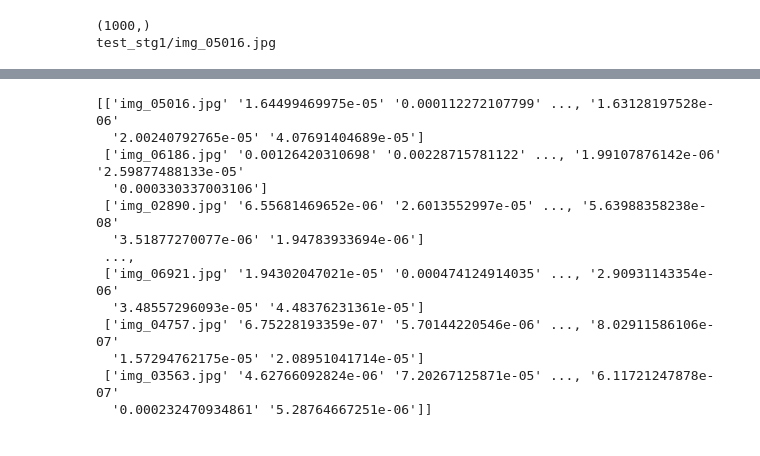
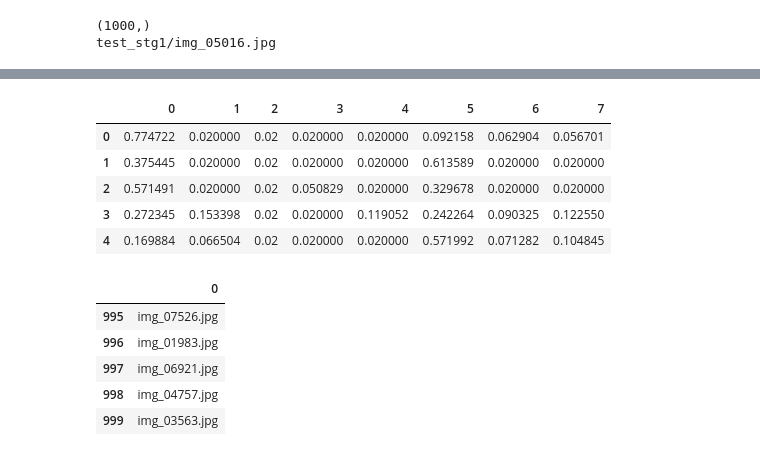
Before and after one commit to muelerma/kaggle-fisheries, a Jupyter notebook: my_test1.ipynb, the cells around one changed output, grey strips where cells are left out. Saved outputs shown, nothing was run; the diff lists cells and outputs as text; code cells hidden in the pictures.

```diff
--- a/my_test1.ipynb
+++ b/my_test1.ipynb
@@ -388,18 +384,2 @@ print(ids)
 # %%
 subm = np.column_stack([ids, test_preds])
-# %%
-print(subm)
-# %% [output]
-[['img_05016.jpg' '1.64499469975e-05' '0.000112272107799' ..., '1.63128197528e-06'
-  '2.00240792765e-05' '4.07691404689e-05']
- ['img_06186.jpg' '0.00126420310698' '0.00228715781122' ..., '1.99107876142e-06' '2.59877488133e-05'
-  '0.000330337003106']
- ['img_02890.jpg' '6.55681469652e-06' '2.6013552997e-05' ..., '5.63988358238e-08'
-  '3.51877270077e-06' '1.94783933694e-06']
- ...,
- ['img_06921.jpg' '1.94302047021e-05' '0.000474124914035' ..., '2.90931143354e-06'
-  '3.48557296093e-05' '4.48376231361e-05']
- ['img_04757.jpg' '6.75228193359e-07' '5.70144220546e-06' ..., '8.02911586106e-07'
-  '1.57294762175e-05' '2.08951041714e-05']
- ['img_03563.jpg' '4.62766092824e-06' '7.20267125871e-05' ..., '6.11721247878e-07'
-  '0.000232470934861' '5.28764667251e-06']]
@@ -405,0 +390,20 @@ print(subm)
+# %%
+test = pd.DataFrame(test_preds2_clip)
+test.head()
+# %% [output]
+|  | 0 | 1 | 2 | 3 | 4 | 5 | 6 | 7 |
+| 0 | 0.774722 | 0.020000 | 0.02 | 0.020000 | 0.020000 | 0.092158 | 0.062904 | 0.056701 |
+| 1 | 0.375445 | 0.020000 | 0.02 | 0.020000 | 0.020000 | 0.613589 | 0.020000 | 0.020000 |
+| 2 | 0.571491 | 0.020000 | 0.02 | 0.050829 | 0.020000 | 0.329678 | 0.020000 | 0.020000 |
+| 3 | 0.272345 | 0.153398 | 0.02 | 0.020000 | 0.119052 | 0.242264 | 0.090325 | 0.122550 |
+| 4 | 0.169884 | 0.066504 | 0.02 | 0.020000 | 0.020000 | 0.571992 | 0.071282 | 0.104845 |
+# %%
+test2 = pd.DataFrame(ids)
+test2.tail()
+# %% [output]
+|  | 0 |
+| 995 | img_07526.jpg |
+| 996 | img_01983.jpg |
+| 997 | img_06921.jpg |
+| 998 | img_04757.jpg |
+| 999 | img_03563.jpg |
```
Also changed, not shown: parts of 19 cells of this notebook.
